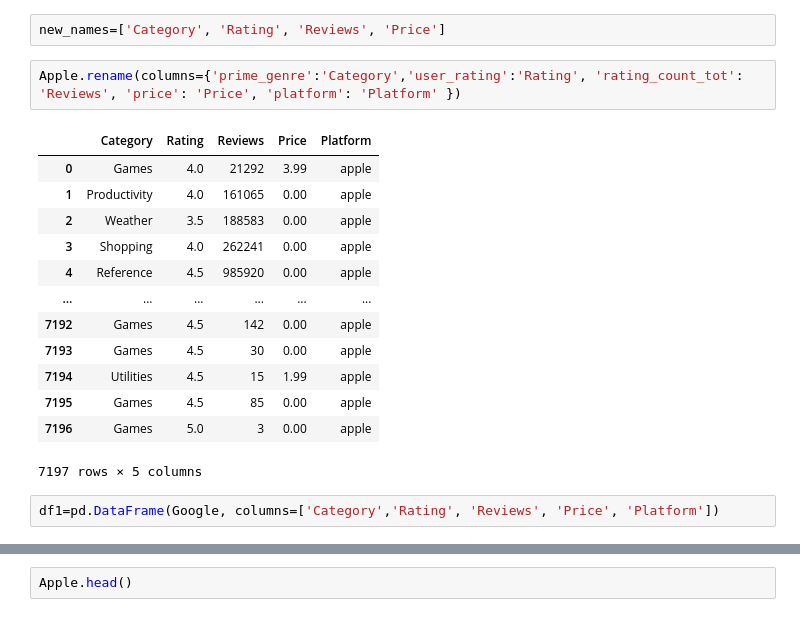
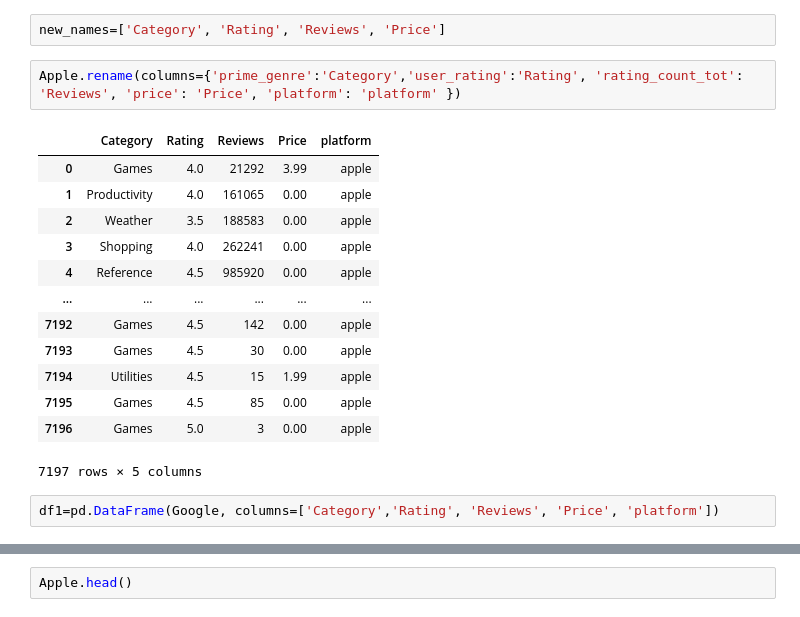
Before and after one commit to lfila19/Kugle_3., a Jupyter notebook: KUGLE_3.ipynb, the cells around one changed output, grey strips where cells are left out. Drawn from its saved outputs; the diff is of its cells as text.

```diff
--- a/KUGLE_3.ipynb
+++ b/KUGLE_3.ipynb
@@ -315,9 +315,9 @@ old_names=Apple.columns
 # %%
 new_names=['Category', 'Rating', 'Reviews', 'Price']
 # %%
-Apple.rename(columns={'prime_genre':'Category','user_rating':'Rating', 'rating_count_tot': 'Reviews', 'price': 'Price', 'platform': 'Platform' })
+Apple.rename(columns={'prime_genre':'Category','user_rating':'Rating', 'rating_count_tot': 'Reviews', 'price': 'Price', 'platform': 'platform' })
 # %% [output]
-|  | Category | Rating | Reviews | Price | Platform |
+|  | Category | Rating | Reviews | Price | platform |
 | 0 | Games | 4.0 | 21292 | 3.99 | apple |
 | 1 | Productivity | 4.0 | 161065 | 0.00 | apple |
 | 2 | Weather | 3.5 | 188583 | 0.00 | apple |
@@ -331,7 +331,7 @@ Apple.rename(columns={'prime_genre':'Category','user_rating':'Rating', 'rating_c
 | 7196 | Games | 5.0 | 3 | 0.00 | apple |
 7197 rows × 5 columns
 # %%
-df1=pd.DataFrame(Google, columns=['Category','Rating', 'Reviews', 'Price', 'Platform'])
+df1=pd.DataFrame(Google, columns=['Category','Rating', 'Reviews', 'Price', 'platform'])
 # %%
 Google.head()
 # %% [output]
```
Also changed, not shown: parts of 14 cells of this notebook.
